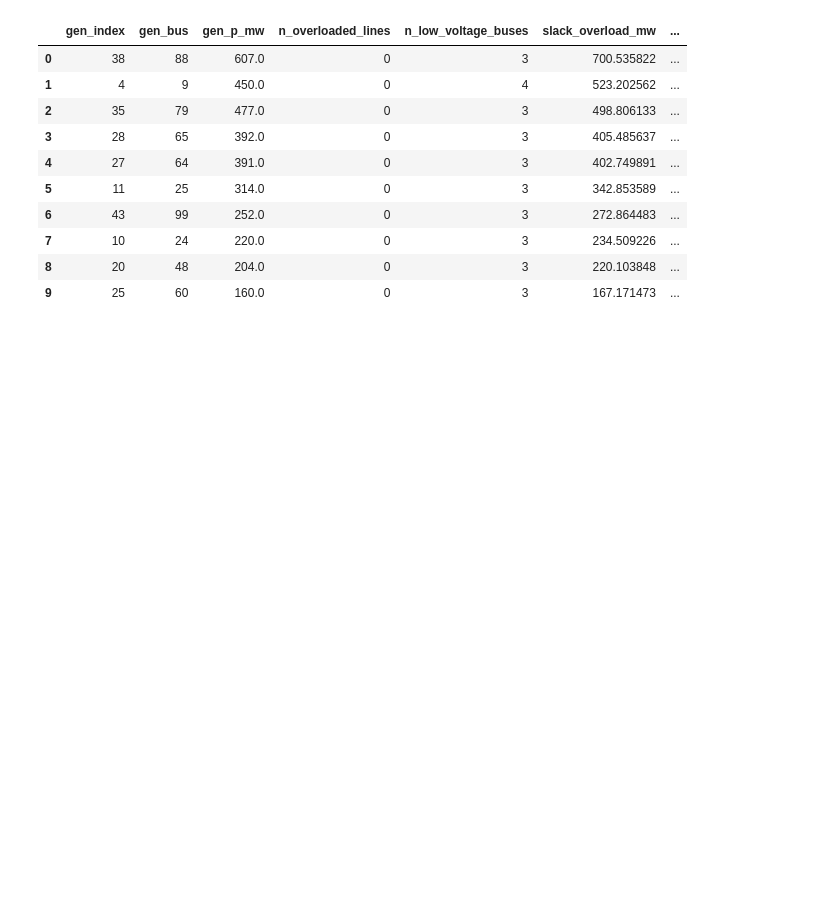
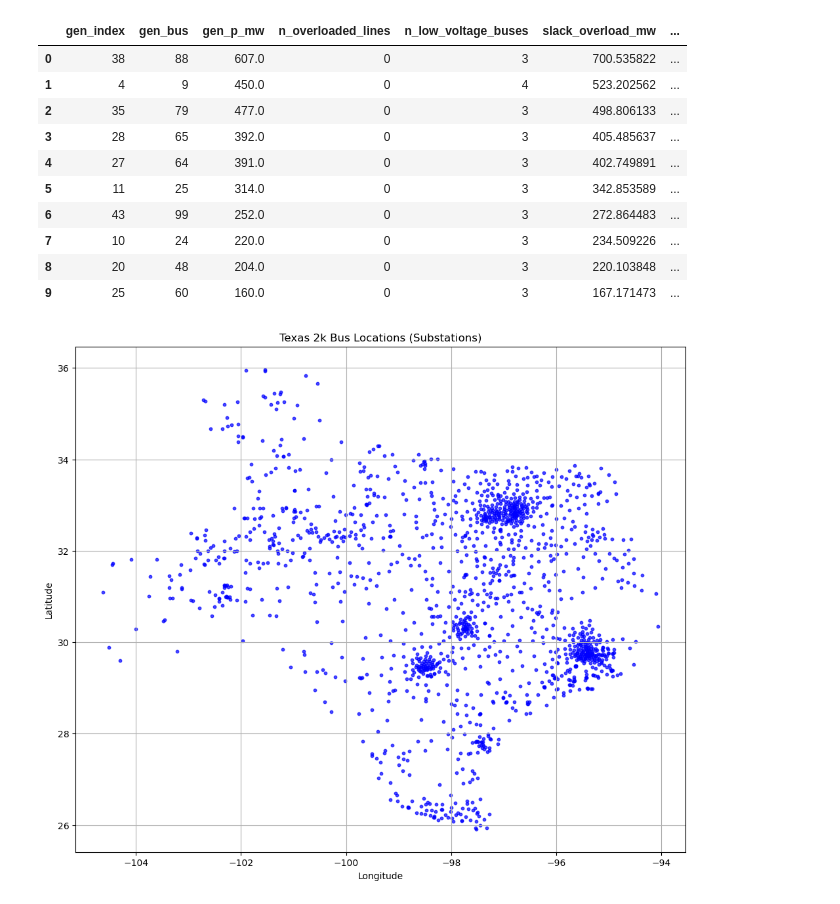
Before and after one commit to ckwon06/2025-ANL-Summer-Internship-Materials, a Jupyter notebook: optimal_risk_118.ipynb, the cells around one changed output. Cells and saved outputs as stored; diff of their text form; code cells hidden in the pictures; blank space fills up the shorter version.

```diff
--- a/optimal_risk_118.ipynb
+++ b/optimal_risk_118.ipynb
@@ -261,3 +263,22 @@ display(df_results.head(10))
 | 7 | 10 | 24 | 220.0 | 0 | 3 | 234.509226 | ... |
 | 8 | 20 | 48 | 204.0 | 0 | 3 | 220.103848 | ... |
 | 9 | 25 | 60 | 160.0 | 0 | 3 | 167.171473 | ... |
+# %%
+import matplotlib.pyplot as plt
+
+# Sample: bus_coords is dict {bus_name: (lat, lon)}
+
+# Step 1: Separate lat/lon for plotting
+lats = [lat for lat, lon in bus_coords.values()]
+lons = [lon for lat, lon in bus_coords.values()]
+
+# Step 2: Scatter plot of bus locations (as points)
+plt.figure(figsize=(12,10))
+plt.scatter(lons, lats, s=10, color='blue', alpha=0.7)
+plt.title("Texas 2k Bus Locations (Substations)")
+plt.xlabel("Longitude")
+plt.ylabel("Latitude")
+plt.grid(True)
+plt.show()
+# %% [output]
+[figure, added]
```
Also changed, not shown: parts of 1 cell of this notebook.
